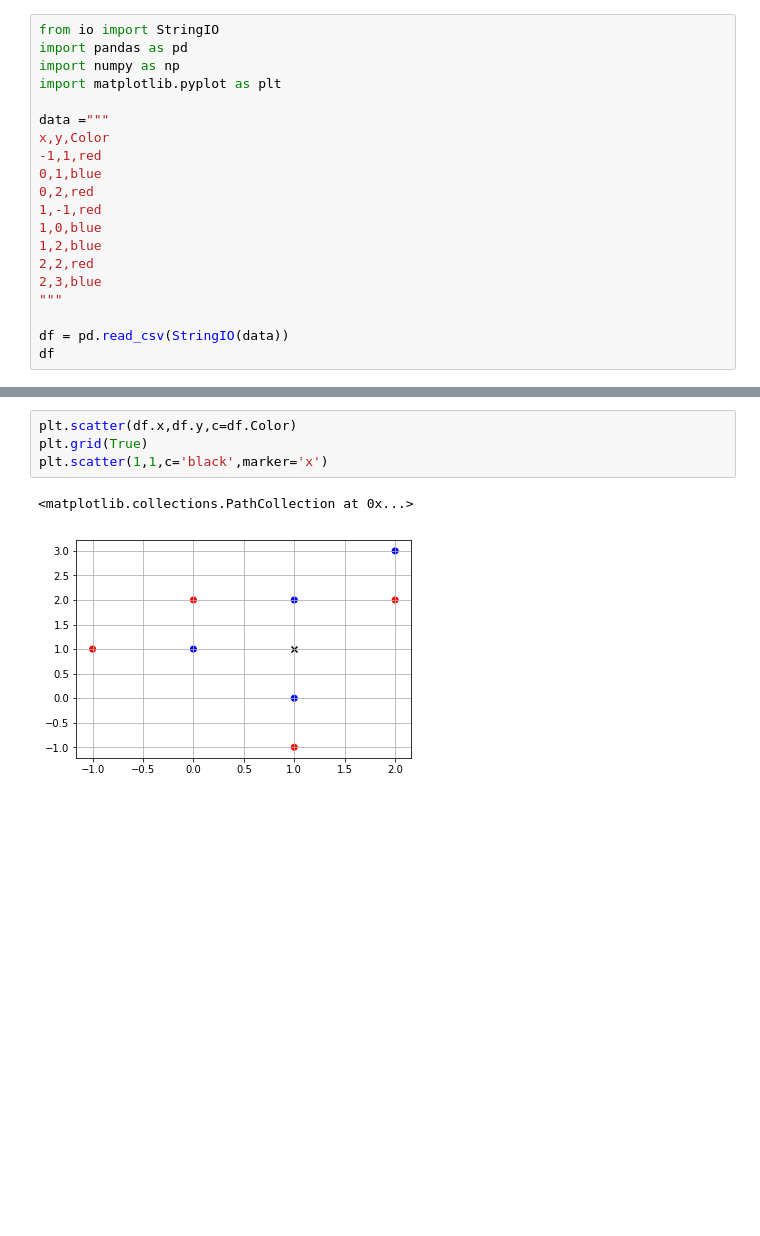
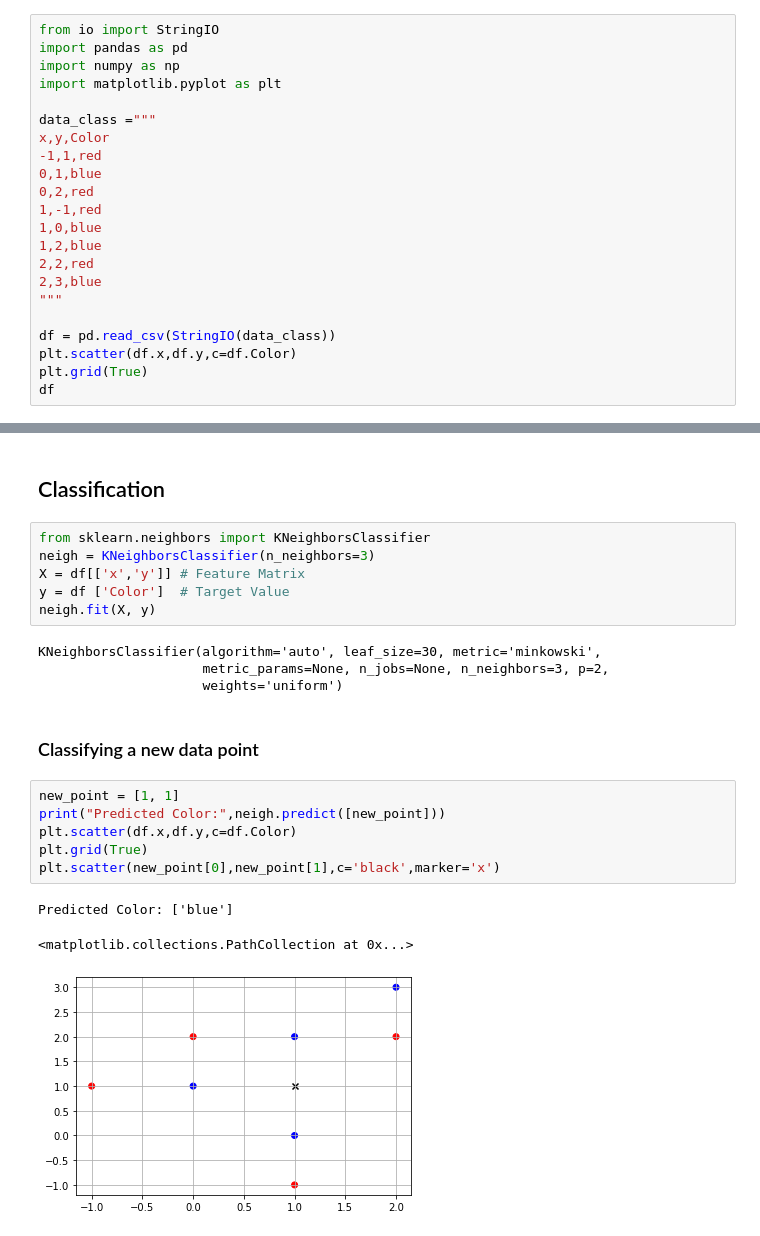
Before and after one commit to tofighi/MachineLearning, a Jupyter notebook: knn_simple_example.ipynb, the cells around one changed output, grey strips where cells are left out. Cells and saved outputs as stored; diff of their text form; blank space fills up the shorter version.

```diff
--- a/knn_simple_example.ipynb
+++ b/knn_simple_example.ipynb
@@ -6,7 +6,7 @@ import pandas as pd
 import numpy as np
 import matplotlib.pyplot as plt
 
-data ="""
+data_class ="""
 x,y,Color
 -1,1,red
 0,1,blue
@@ -18,7 +18,9 @@ x,y,Color
 2,3,blue
 """
 
-df = pd.read_csv(StringIO(data))
+df = pd.read_csv(StringIO(data_class))
+plt.scatter(df.x,df.y,c=df.Color)
+plt.grid(True)
 df
 # %% [output]
 |  | x | y | Color |
@@ -33,7 +36,24 @@ df
+# %% [markdown]
+## Classification
+# %%
+from sklearn.neighbors import KNeighborsClassifier
+neigh = KNeighborsClassifier(n_neighbors=3)
+X = df[['x','y']] # Feature Matrix
+y = df ['Color']  # Target Value
+neigh.fit(X, y)
+# %% [output]
+KNeighborsClassifier(algorithm='auto', leaf_size=30, metric='minkowski',
+                     metric_params=None, n_jobs=None, n_neighbors=3, p=2,
+                     weights='uniform')
+# %% [markdown]
+### Classifying a new data point
 # %%
+new_point = [1, 1]
+print("Predicted Color:",neigh.predict([new_point]))
 plt.scatter(df.x,df.y,c=df.Color)
 plt.grid(True)
-plt.scatter(1,1,c='black',marker='x')
+plt.scatter(new_point[0],new_point[1],c='black',marker='x')
 # %% [output]
-<matplotlib.collections.PathCollection at 0x...>
+Predicted Color: ['blue']
+<matplotlib.collections.PathCollection at 0x...>
-[figure, old version]
+[figure, new version]
```
Also changed, not shown: parts of 7 cells of this notebook.
